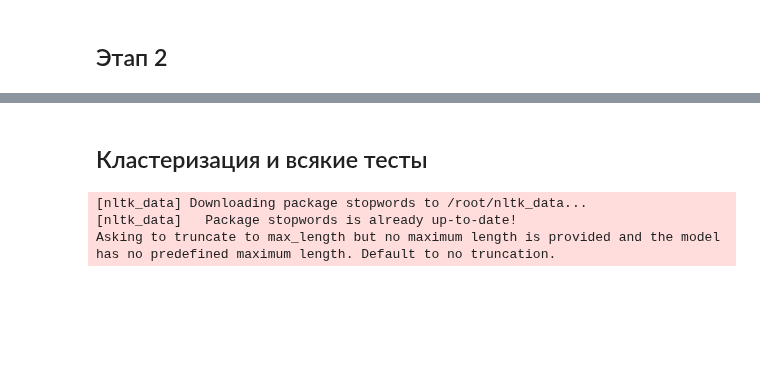
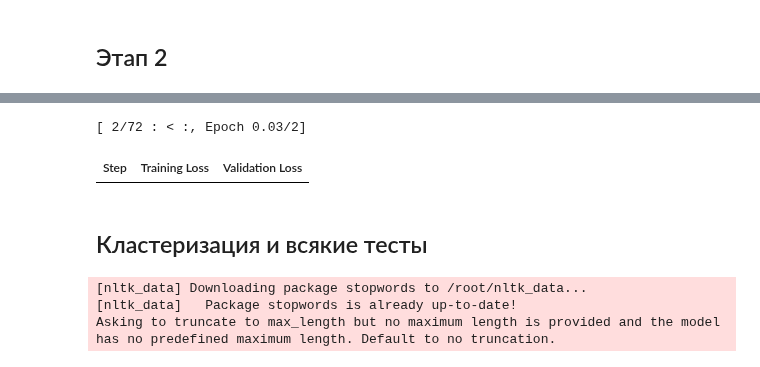
Before and after one commit to Frame24/WB_Parse, a Jupyter notebook: keywods_pavlov2.ipynb, the cells around one changed output, grey strips where cells are left out. Cells and saved outputs as stored; diff of their text form; code cells hidden in the pictures; blank space fills up the shorter version.

```diff
--- a/keywods_pavlov2.ipynb
+++ b/keywods_pavlov2.ipynb
@@ -706,59 +634,32 @@ grouped_result_exploded
 # %%
 import torch
-from torch.nn import CrossEntropyLoss
 from torch.utils.data import DataLoader
 from transformers import BertTokenizerFast, BertForSequenceClassification, Trainer, TrainingArguments
 from sklearn.model_selection import train_test_split
 from sklearn.metrics import precision_recall_fscore_support, accuracy_score
+from datasets import Dataset
 import logging
 from transformers import TrainerCallback
 
-# Разделение данных на тренировочную и валидационную выборки
-train_df, val_df = train_test_split(grouped_result_exploded, test_size=0.1, random_state=42, stratify=grouped_result_exploded['label'])
+# Разделение данных на тренировочную и валидационную выборки с использованием stratify
+train_df, val_df = train_test_split(final_result, test_size=0.1, random_state=42, stratify=final_result['label'])
 
-# Пример данных для обучения
-train_texts = train_df['cluster_sentences'].tolist()
-train_labels = train_df['label'].tolist()
-
-# Пример данных для валидации
-val_texts = val_df['cluster_sentences'].tolist()
-val_labels = val_df['label'].tolist()
+# Преобразование DataFrame в Dataset
+train_dataset = Dataset.from_pandas(train_df)
+val_dataset = Dataset.from_pandas(val_df)
 
 # Загрузка токенизатора и модели
 tokenizer = BertTokenizerFast.from_pretrained('sberbank-ai/sbert_large_nlu_ru')
 model = BertForSequenceClassification.from_pretrained('sberbank-ai/sbert_large_nlu_ru', num_labels=2).to('cuda')
 
-# Подготовка данных
-class CustomDataset(torch.utils.data.Dataset):
-    def __init__(self, texts, labels, tokenizer, max_len):
-        self.texts = texts
-        self.labels = labels
-        self.tokenizer = tokenizer
-        self.max_len = max_len
+# Токенизация данных
+def tokenize_function(examples):
+    return tokenizer(examples['sentence'], truncation=True, padding='max_length', max_length=128)
 
-    def __len__(self):
-        return len(self.texts)
+train_dataset = train_dataset.map(tokenize_function, batched=True, cache_file_name="train_data_cache")
+val_dataset = val_dataset.map(tokenize_function, batched=True, cache_file_name="val_data_cache")
 
-    def __getitem__(self, idx):
-        text = self.texts[idx]
-        label = self.labels[idx]
-        encoding = self.tokenizer.encode_plus(
-            text,
-            add_special_tokens=True,
-            max_length=self.max_len,
-            return_token_type_ids=False,
-            padding='max_length',
-            truncation=True,
-            return_attention_mask=True,
-            return_tensors='pt',
-        )
-        return {
-            'text': text,
-            'input_ids': encoding['input_ids'].flatten(),
-            'attention_mask': encoding['attention_mask'].flatten(),
-            'labels': torch.tensor(label, dtype=torch.long)  # Оставляем метки на CPU
-        }
-
+# Определение метрик
 def compute_metrics(eval_pred, threshold=0.4):  # Устанавливаем порог ниже 0.5
     logits, labels = eval_pred
     predictions = (logits[:, 1] > threshold).astype(int)  # Применение порога
@@ -770,27 +671,19 @@ def compute_metrics(eval_pred, threshold=0.4):  # Устанавливаем п
         'precision': precision,
         'recall': recall
     }
-
-# Создание датасетов
-train_dataset = CustomDataset(train_texts, train_labels, tokenizer, max_len=128)
-val_dataset = CustomDataset(val_texts, val_labels, tokenizer, max_len=128)
-
-# Создание DataLoader-ов с использованием нескольких воркеров
-train_dataloader = DataLoader(train_dataset, batch_size=32, shuffle=True, num_workers=4, pin_memory=True)
-val_dataloader = DataLoader(val_dataset, batch_size=128, shuffle=False, num_workers=4, pin_memory=True)
-
+batch_train = 32
 # Определение аргументов для тренировки
 training_args = TrainingArguments(
     output_dir='./reviews_keywords/results',
     num_train_epochs=2,  # Уменьшение количества эпох
-    per_device_train_batch_size=16,
-    per_device_eval_batch_size=32,
+    per_device_train_batch_size=batch_train,
+    per_device_eval_batch_size=batch_train * 2,
     warmup_steps=200,  # Уменьшение количества шагов прогрева
     weight_decay=0.01,
     logging_dir='./reviews_keywords/logs',
-    logging_steps=10,
+    logging_steps=50,
     evaluation_strategy="steps",  # Валидация на каждом шаге
-    eval_steps=120,  # Валидация каждые 10 шагов
+    eval_steps=20000 / batch_train,  # Валидация каждые 120 шагов
     fp16=True,  # Использование 16-битной точности
     gradient_accumulation_steps=2,  # Увеличение шага аккумуляции градиентов
 )
@@ -803,7 +696,7 @@ logging.basicConfig(filename='./reviews_keywords/clustering.log',
 # Создание коллбэка для дополнительного логирования
 class LogCallback(TrainerCallback):
     def on_log(self, args, state, control, logs=None, **kwargs):
-        if logs is not None:
+        if logs and state.global_step % 100 == 0:  # Логирование каждые 100 шагов
             logging.info(f"Log at step {state.global_step}: {logs}")
 
 # Trainer API от Hugging Face
@@ -822,3 +715,4 @@ trainer.train()
 # Сохранение дообученной модели
 model.save_pretrained('./reviews_keywords/fine_tuned_model_10')
 tokenizer.save_pretrained('./reviews_keywords/fine_tuned_model_10')
+# %% [output]
@@ -825,3 +725,5 @@ tokenizer.save_pretrained('./reviews_keywords/fine_tuned_model_10')
+[ 2/72 : < :, Epoch 0.03/2]
+| Step | Training Loss | Validation Loss |
 # %% [markdown]
 ## Кластеризация и всякие тесты
 # %%
```
Also changed, not shown: parts of 16 cells of this notebook, 1 other file.
